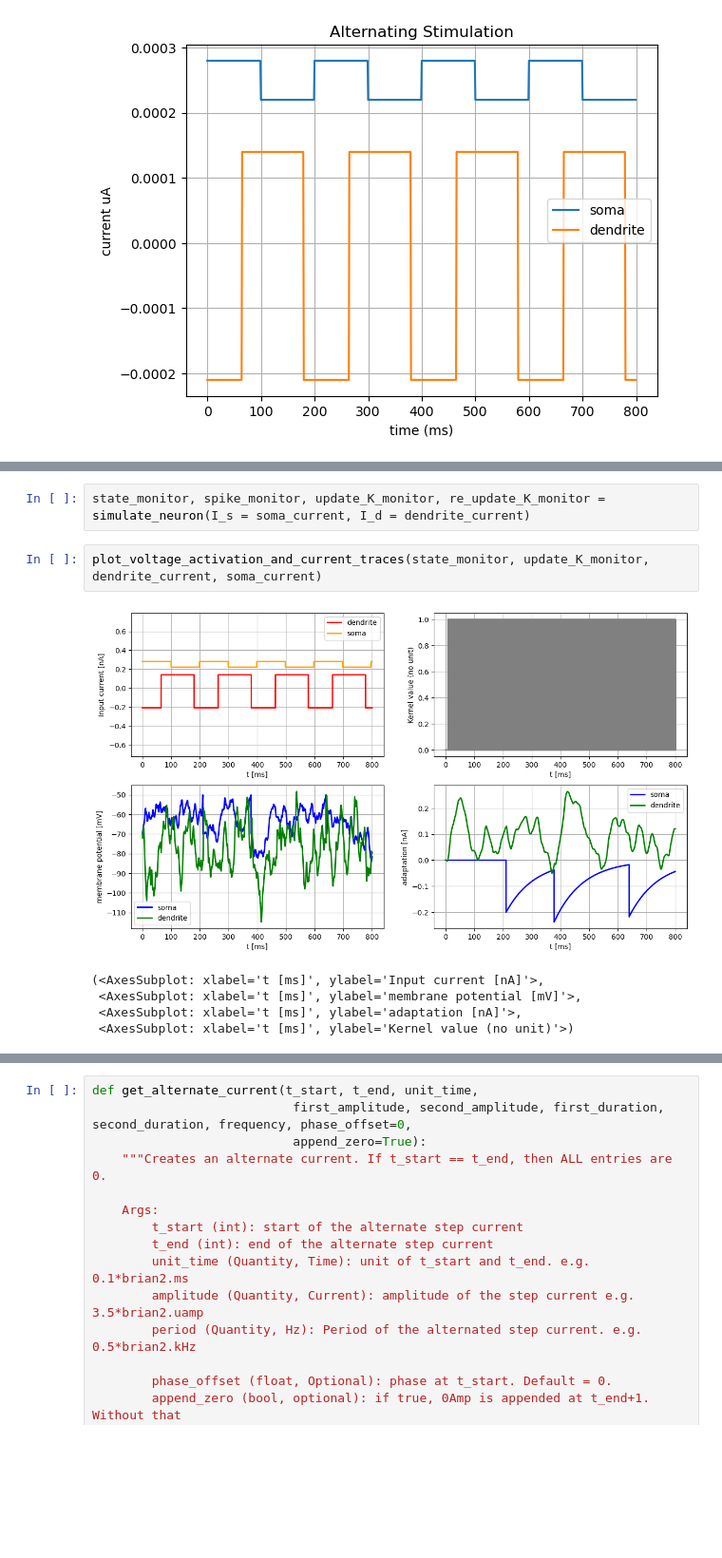
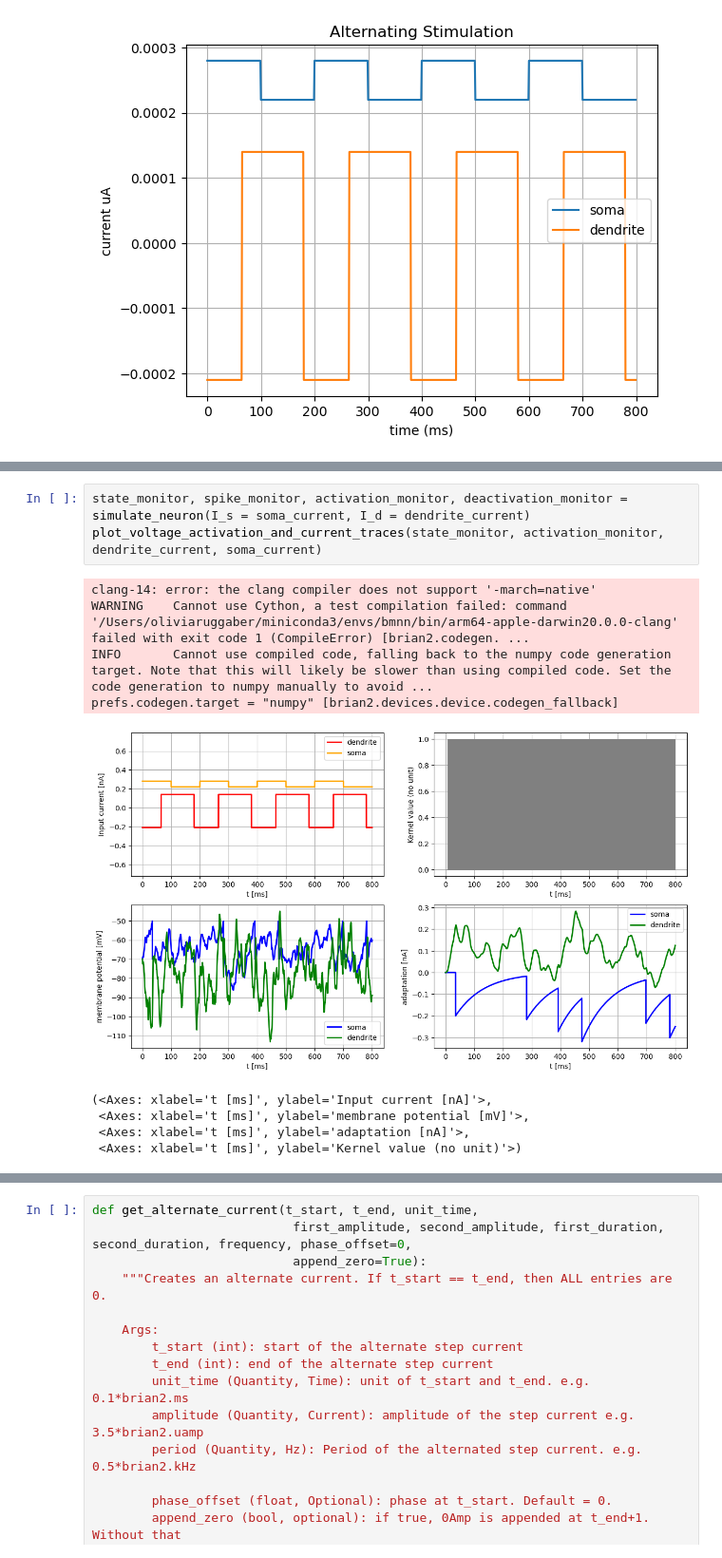
Before and after one commit to coco-2000/MP1, a Jupyter notebook: exercice3.ipynb, the cells around one changed output, grey strips where cells are left out. Shown at 95% size. Drawn from its saved outputs; the diff is of its cells as text; blank space fills up the shorter version.

```diff
--- a/exercice3.ipynb
+++ b/exercice3.ipynb
@@ -265,11 +265,14 @@ def plot_voltage_activation_and_current_traces(voltage_monitor, K_monitor, curre
 # %%
-state_monitor, spike_monitor, update_K_monitor, re_update_K_monitor = simulate_neuron(I_s = soma_current, I_d = dendrite_current)
+state_monitor, spike_monitor, activation_monitor, deactivation_monitor = simulate_neuron(I_s = soma_current, I_d = dendrite_current)
+plot_voltage_activation_and_current_traces(state_monitor, activation_monitor, dendrite_current, soma_current)
+# %% [output]
+clang-14: error: the clang compiler does not support '-march=native'
+WARNING    Cannot use Cython, a test compilation failed: command '/Users/oliviaruggaber/miniconda3/envs/bmnn/bin/arm64-apple-darwin20.0.0-clang' failed with exit code 1 (CompileError) [brian2.codegen. ...
+INFO       Cannot use compiled code, falling back to the numpy code generation target. Note that this will likely be slower than using compiled code. Set the code generation to numpy manually to avoid ...
+prefs.codegen.target = "numpy" [brian2.devices.device.codegen_fallback]
+[figure, added]
+(<Axes: xlabel='t [ms]', ylabel='Input current [nA]'>,
+ <Axes: xlabel='t [ms]', ylabel='membrane potential [mV]'>,
+ <Axes: xlabel='t [ms]', ylabel='adaptation [nA]'>,
+ <Axes: xlabel='t [ms]', ylabel='Kernel value (no unit)'>)
-# %%
-plot_voltage_activation_and_current_traces(state_monitor, update_K_monitor, dendrite_current, soma_current)
-# %% [output]
-[figure, removed]
-(<AxesSubplot: xlabel='t [ms]', ylabel='Input current [nA]'>,
- <AxesSubplot: xlabel='t [ms]', ylabel='membrane potential [mV]'>,
- <AxesSubplot: xlabel='t [ms]', ylabel='adaptation [nA]'>,
- <AxesSubplot: xlabel='t [ms]', ylabel='Kernel value (no unit)'>)
 # %%
```
Also changed, not shown: parts of 12 cells of this notebook, 1 other file.
